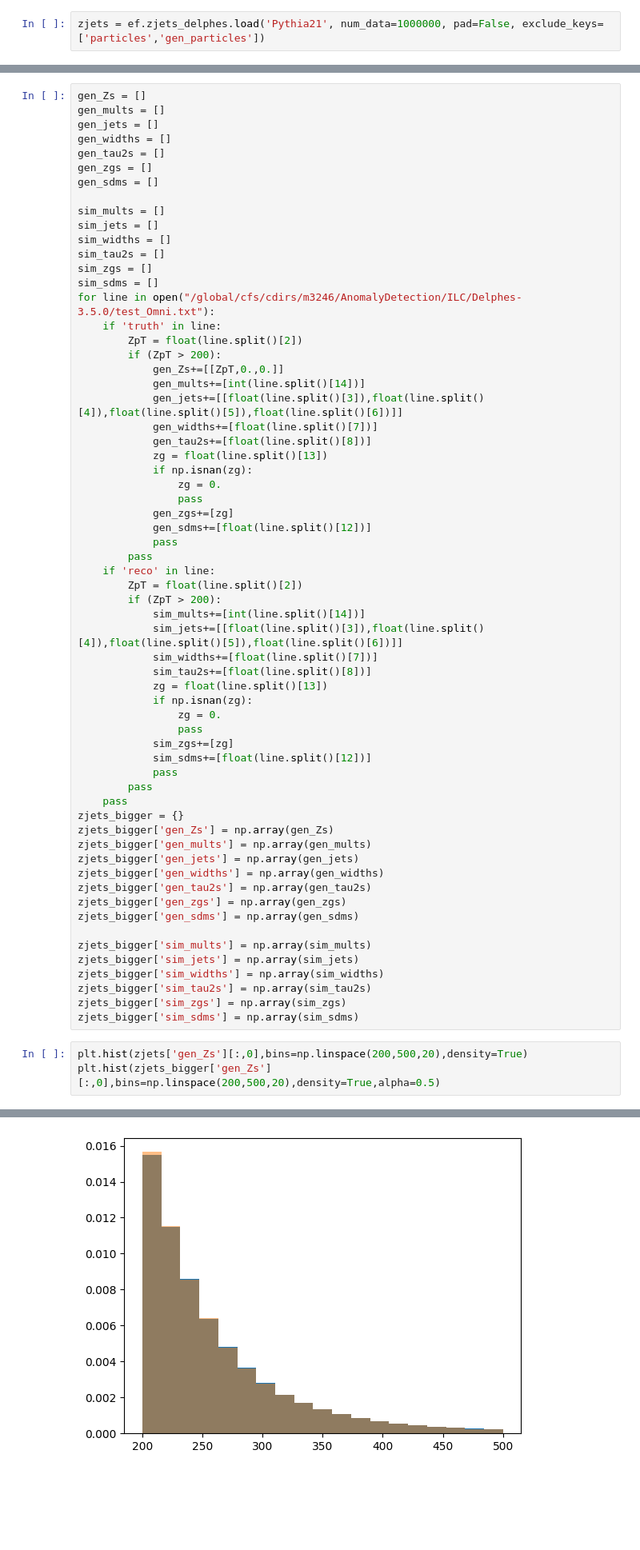
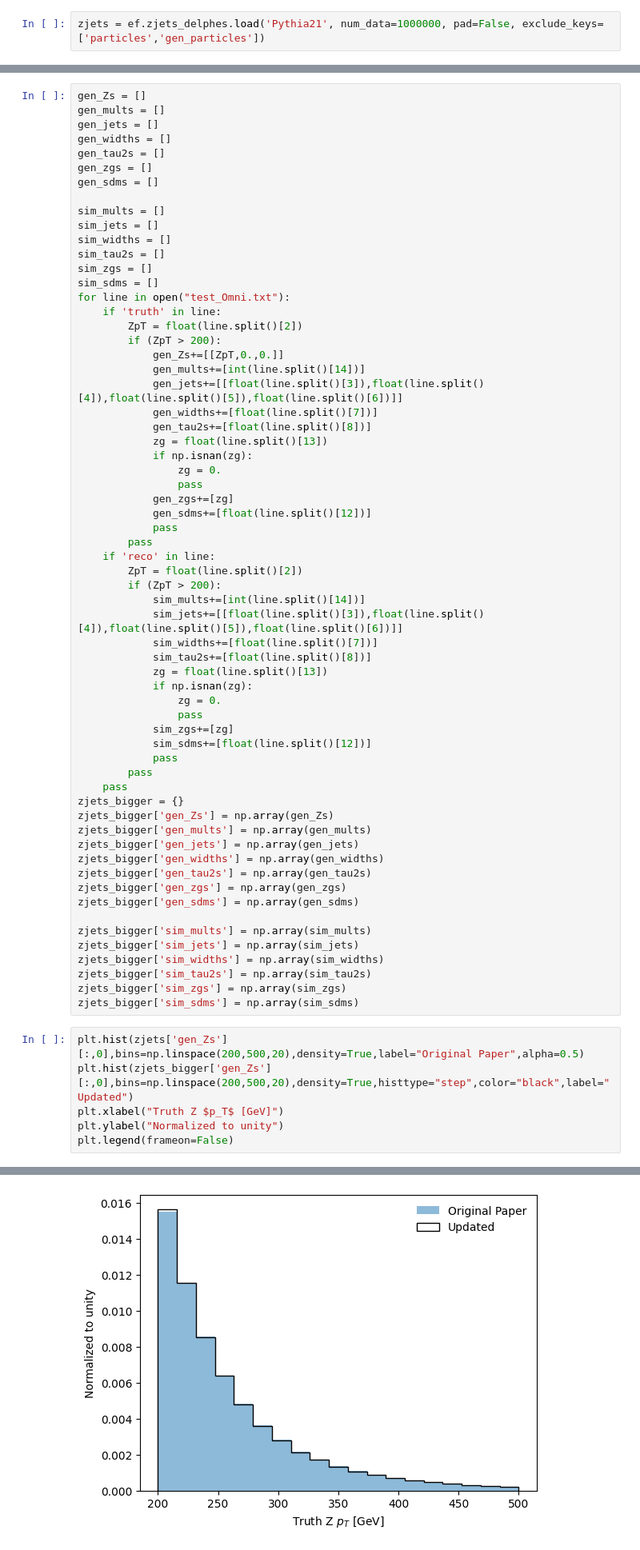
Before and after one commit to hep-lbdl/OmniFold, a Jupyter notebook: Benchmark/CheckOmniFold.ipynb, the cells around one changed output, grey strips where cells are left out. Shown at 80% size. Drawn from its saved outputs; the diff is of its cells as text; blank space fills up the shorter version.

```diff
--- a/Benchmark/CheckOmniFold.ipynb
+++ b/Benchmark/CheckOmniFold.ipynb
@@ -39,7 +19,7 @@ sim_widths = []
 sim_tau2s = []
 sim_zgs = []
 sim_sdms = []
-for line in open("/global/cfs/cdirs/m3246/AnomalyDetection/ILC/Delphes-3.5.0/test_Omni.txt"):
+for line in open("test_Omni.txt"):
     if 'truth' in line:
         ZpT = float(line.split()[2])
         if (ZpT > 200):
@@ -88,6 +68,9 @@ zjets_bigger['sim_tau2s'] = np.array(sim_tau2s)
 zjets_bigger['sim_zgs'] = np.array(sim_zgs)
 zjets_bigger['sim_sdms'] = np.array(sim_sdms)
 # %%
-plt.hist(zjets['gen_Zs'][:,0],bins=np.linspace(200,500,20),density=True)
-plt.hist(zjets_bigger['gen_Zs'][:,0],bins=np.linspace(200,500,20),density=True,alpha=0.5)
+plt.hist(zjets['gen_Zs'][:,0],bins=np.linspace(200,500,20),density=True,label="Original Paper",alpha=0.5)
+plt.hist(zjets_bigger['gen_Zs'][:,0],bins=np.linspace(200,500,20),density=True,histtype="step",color="black",label="Updated")
+plt.xlabel("Truth Z $p_T$ [GeV]")
+plt.ylabel("Normalized to unity")
+plt.legend(frameon=False)
 # %% [output]
@@ -104,2 +78,2 @@ plt.hist(zjets_bigger['gen_Zs'][:,0],bins=np.linspace(200,500,20),density=True,a
-[figure, old version]
+[figure, new version]
 # %%
```
Also changed, not shown: parts of 14 cells of this notebook.
